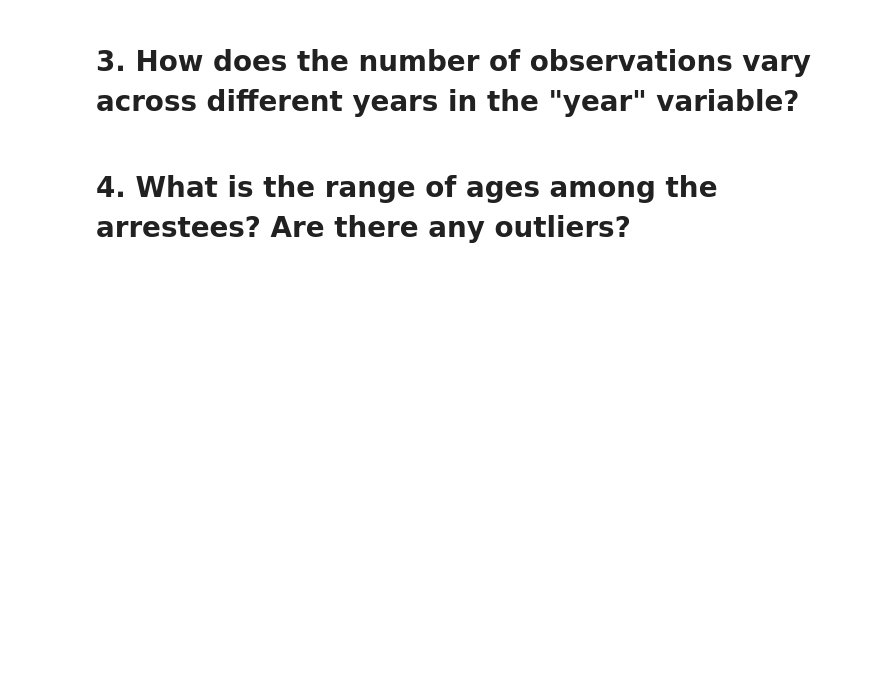
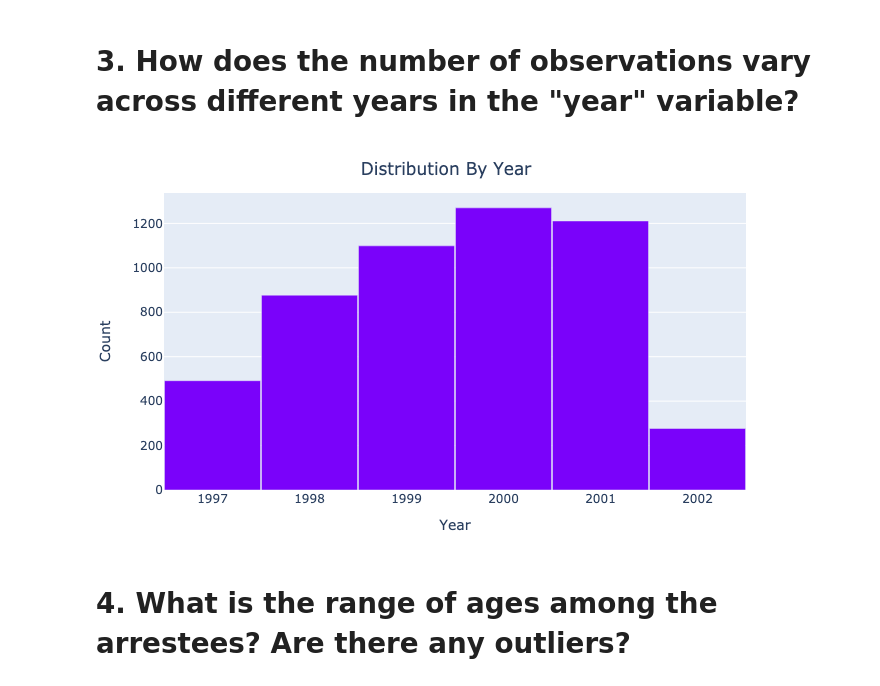
Before and after one commit to denkuz22/arrests-for-marijuana-possession-analysis, a Jupyter notebook: eda.ipynb, the cells around one changed output. Cells and saved outputs as stored; diff of their text form; code cells hidden in the pictures; blank space fills up the shorter version.

```diff
--- a/eda.ipynb
+++ b/eda.ipynb
@@ -83,22 +83,24 @@ for col, title in dic_cols.items():
 # %%
 df = arrests_df['year'].value_counts().reset_index(name='count')
 fig = px.bar(df, x='year', y='count', barmode='group', color_discrete_sequence=custom_palette)
 fig.update_layout(
     bargap=0.01,
     xaxis_title='Year',
     yaxis_title='Count',
     title={
         'text': f'Distribution By Year',
         'x': 0.5,
         'y': 0.95,
         'xanchor': 'center',
         'yanchor': 'top'
     },
     width=700,
     height=400,
     margin=dict(l=50, r=50, t=50, b=50),
 )
-pyo.iplot(fig)
+fig.show("png")
+# %% [output]
+[figure, added]
 # %% [markdown]
 # 4. What is the range of ages among the arrestees? Are there any outliers?
 # %%
```
Also changed, not shown: parts of 2 cells of this notebook.
